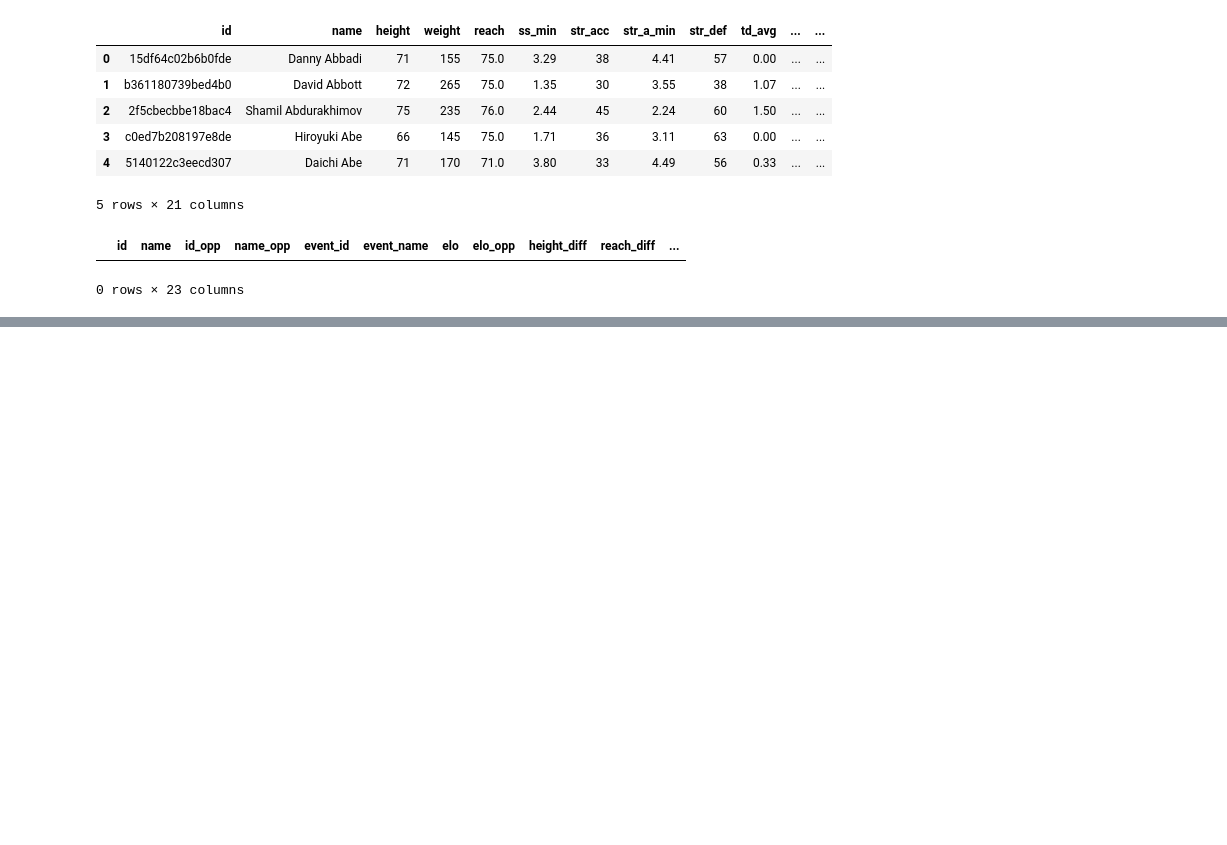
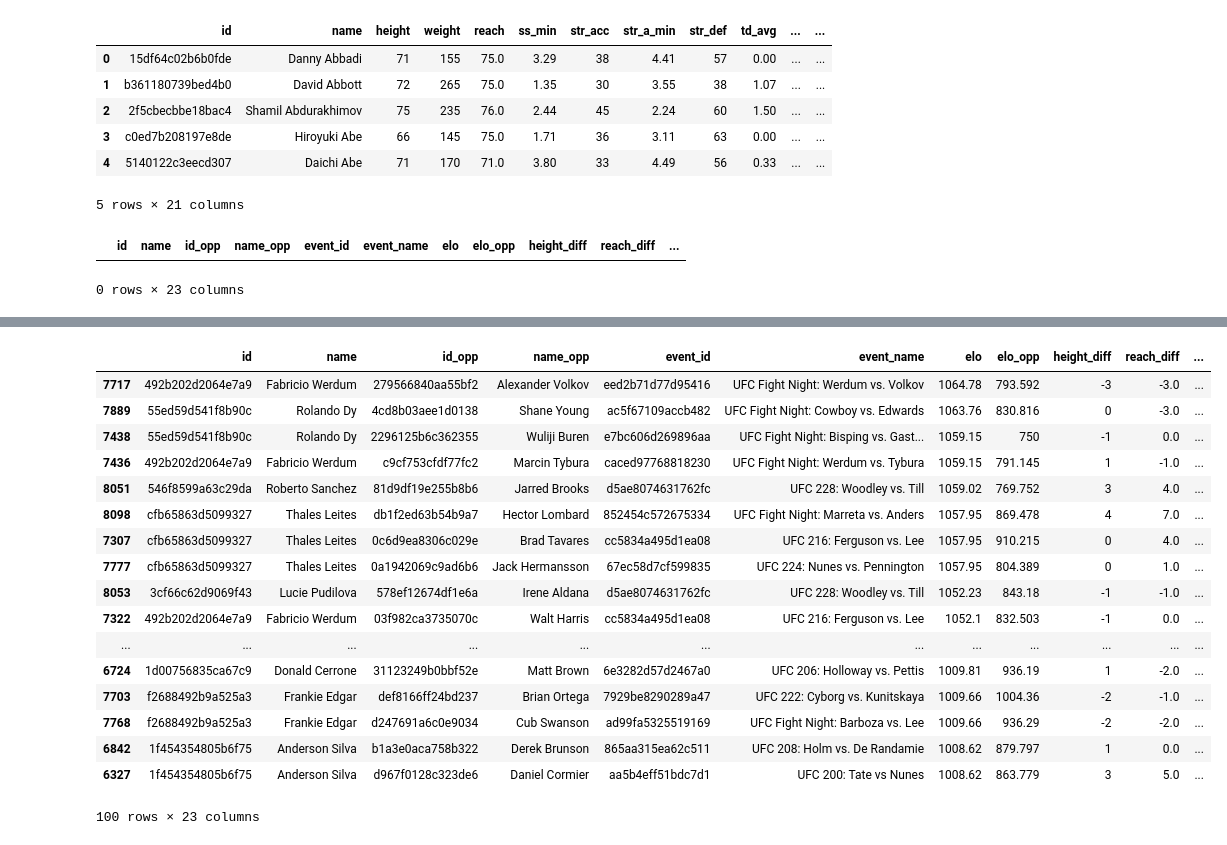
Before and after one commit to pkong97/mma-predictor, a Jupyter notebook: prediction-engine.ipynb, the cells around one changed output, grey strips where cells are left out. Drawn from its saved outputs; the diff is of its cells as text; code cells hidden in the pictures; blank space fills up the shorter version.

```diff
--- a/prediction-engine.ipynb
+++ b/prediction-engine.ipynb
@@ -268,2 +259,23 @@ comp.head()
 # %%
 fdata = fighters.loc[fighters['id'] == '429e7d3725852ce9']
+# %%
+comp.sort_values('elo', ascending = False).head(100)
+# %% [output]
+|  | id | name | id_opp | name_opp | event_id | event_name | elo | elo_opp | height_diff | reach_diff | ... |
+| 7717 | 492b202d2064e7a9 | Fabricio Werdum | 279566840aa55bf2 | Alexander Volkov | eed2b71d77d95416 | UFC Fight Night: Werdum vs. Volkov | 1064.78 | 793.592 | -3 | -3.0 | ... |
+| 7889 | 55ed59d541f8b90c | Rolando Dy | 4cd8b03aee1d0138 | Shane Young | ac5f67109accb482 | UFC Fight Night: Cowboy vs. Edwards | 1063.76 | 830.816 | 0 | -3.0 | ... |
+| 7438 | 55ed59d541f8b90c | Rolando Dy | 2296125b6c362355 | Wuliji Buren | e7bc606d269896aa | UFC Fight Night: Bisping vs. Gast... | 1059.15 | 750 | -1 | 0.0 | ... |
+| 7436 | 492b202d2064e7a9 | Fabricio Werdum | c9cf753cfdf77fc2 | Marcin Tybura | caced97768818230 | UFC Fight Night: Werdum vs. Tybura | 1059.15 | 791.145 | 1 | -1.0 | ... |
+| 8051 | 546f8599a63c29da | Roberto Sanchez | 81d9df19e255b8b6 | Jarred Brooks | d5ae8074631762fc | UFC 228: Woodley vs. Till | 1059.02 | 769.752 | 3 | 4.0 | ... |
+| 8098 | cfb65863d5099327 | Thales Leites | db1f2ed63b54b9a7 | Hector Lombard | 852454c572675334 | UFC Fight Night: Marreta vs. Anders | 1057.95 | 869.478 | 4 | 7.0 | ... |
+| 7307 | cfb65863d5099327 | Thales Leites | 0c6d9ea8306c029e | Brad Tavares | cc5834a495d1ea08 | UFC 216: Ferguson vs. Lee | 1057.95 | 910.215 | 0 | 4.0 | ... |
+| 7777 | cfb65863d5099327 | Thales Leites | 0a1942069c9ad6b6 | Jack Hermansson | 67ec58d7cf599835 | UFC 224: Nunes vs. Pennington | 1057.95 | 804.389 | 0 | 1.0 | ... |
+| 8053 | 3cf66c62d9069f43 | Lucie Pudilova | 578ef12674df1e6a | Irene Aldana | d5ae8074631762fc | UFC 228: Woodley vs. Till | 1052.23 | 843.18 | -1 | -1.0 | ... |
+| 7322 | 492b202d2064e7a9 | Fabricio Werdum | 03f982ca3735070c | Walt Harris | cc5834a495d1ea08 | UFC 216: Ferguson vs. Lee | 1052.1 | 832.503 | -1 | 0.0 | ... |
+| ... | ... | ... | ... | ... | ... | ... | ... | ... | ... | ... | ... |
+| 6724 | 1d00756835ca67c9 | Donald Cerrone | 31123249b0bbf52e | Matt Brown | 6e3282d57d2467a0 | UFC 206: Holloway vs. Pettis | 1009.81 | 936.19 | 1 | -2.0 | ... |
+| 7703 | f2688492b9a525a3 | Frankie Edgar | def8166ff24bd237 | Brian Ortega | 7929be8290289a47 | UFC 222: Cyborg vs. Kunitskaya | 1009.66 | 1004.36 | -2 | -1.0 | ... |
+| 7768 | f2688492b9a525a3 | Frankie Edgar | d247691a6c0e9034 | Cub Swanson | ad99fa5325519169 | UFC Fight Night: Barboza vs. Lee | 1009.66 | 936.29 | -2 | -2.0 | ... |
+| 6842 | 1f454354805b6f75 | Anderson Silva | b1a3e0aca758b322 | Derek Brunson | 865aa315ea62c511 | UFC 208: Holm vs. De Randamie | 1008.62 | 879.797 | 1 | 0.0 | ... |
+| 6327 | 1f454354805b6f75 | Anderson Silva | d967f0128c323de6 | Daniel Cormier | aa5b4eff51bdc7d1 | UFC 200: Tate vs Nunes | 1008.62 | 863.779 | 3 | 5.0 | ... |
+100 rows × 23 columns
```
Also changed, not shown: parts of 14 cells of this notebook, 1 other file.
